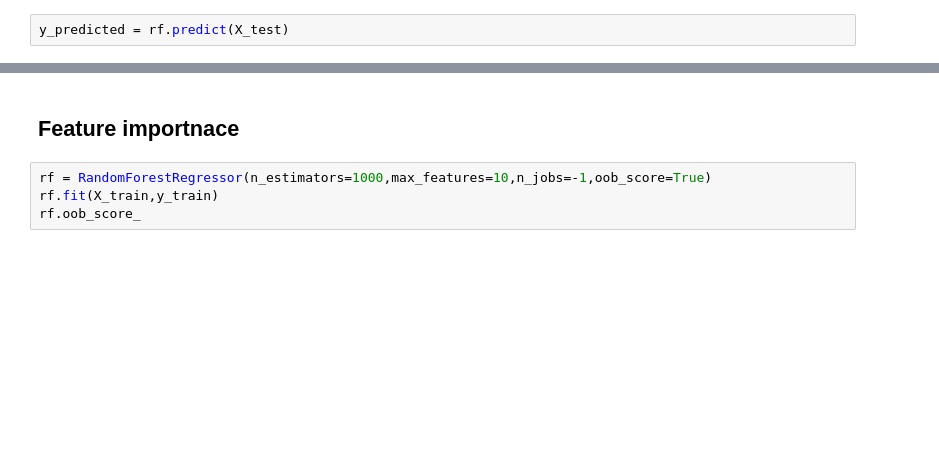
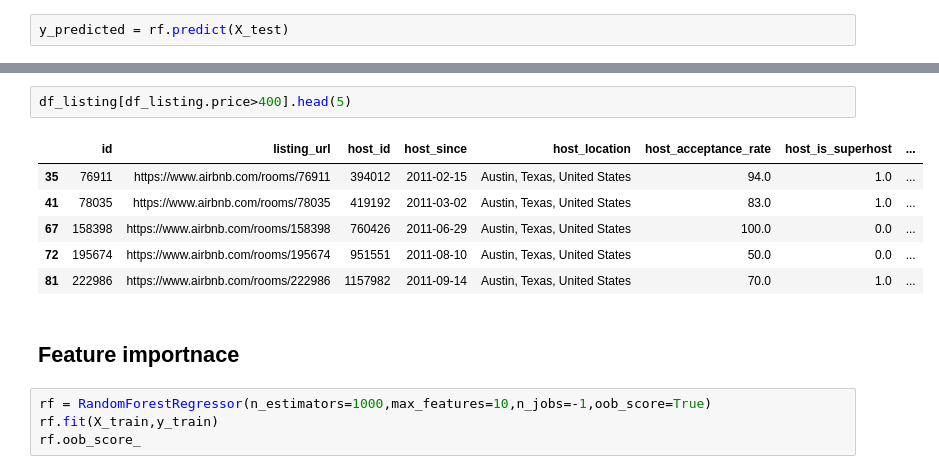
Before and after one commit to aabouie/Capstone_2, a Jupyter notebook: EDA_ML.ipynb, the cells around one changed output, grey strips where cells are left out. Cells and saved outputs as stored; diff of their text form; blank space fills up the shorter version.

```diff
--- a/EDA_ML.ipynb
+++ b/EDA_ML.ipynb
@@ -527,3 +576,12 @@ model_checking(ax,rf,X_test,y_test);
+# %%
+df_listing[df_listing.price>400].head(5)
+# %% [output]
+|  | id | listing_url | host_id | host_since | host_location | host_acceptance_rate | host_is_superhost | ... |
+| 35 | 76911 | https://www.airbnb.com/rooms/76911 | 394012 | 2011-02-15 | Austin, Texas, United States | 94.0 | 1.0 | ... |
+| 41 | 78035 | https://www.airbnb.com/rooms/78035 | 419192 | 2011-03-02 | Austin, Texas, United States | 83.0 | 1.0 | ... |
+| 67 | 158398 | https://www.airbnb.com/rooms/158398 | 760426 | 2011-06-29 | Austin, Texas, United States | 100.0 | 0.0 | ... |
+| 72 | 195674 | https://www.airbnb.com/rooms/195674 | 951551 | 2011-08-10 | Austin, Texas, United States | 50.0 | 0.0 | ... |
+| 81 | 222986 | https://www.airbnb.com/rooms/222986 | 1157982 | 2011-09-14 | Austin, Texas, United States | 70.0 | 1.0 | ... |
 # %% [markdown]
 ## Feature importnace
 # %%
```
Also changed, not shown: parts of 24 cells of this notebook.
